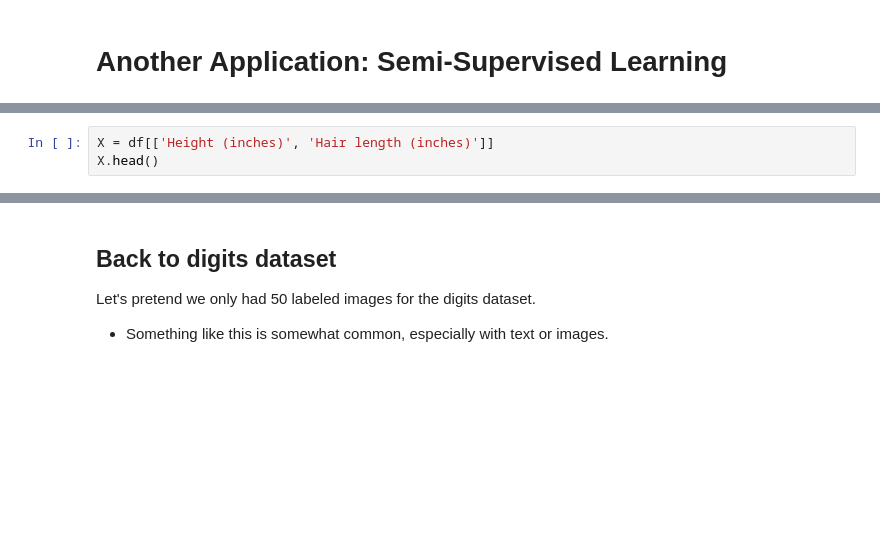
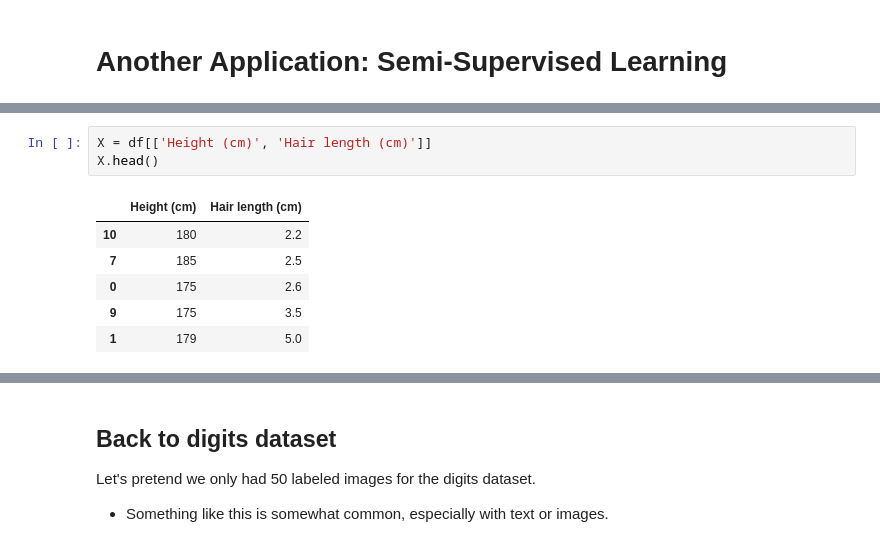
Before and after one commit to msaricaumbc/DS602_Spring2026, a Jupyter notebook: week11 - clustering and unsupervised learning/clustering.ipynb, the cells around one changed output, grey strips where cells are left out. Saved outputs shown, nothing was run; the diff lists cells and outputs as text; blank space fills up the shorter version.

```diff
--- a/week11 - clustering and unsupervised learning/clustering.ipynb
+++ b/week11 - clustering and unsupervised learning/clustering.ipynb
@@ -399,6 +464,13 @@ df
 # %%
-X = df[['Height (inches)', 'Hair length (inches)']]
+X = df[['Height (cm)', 'Hair length (cm)']]
 X.head()
+# %% [output]
+|  | Height (cm) | Hair length (cm) |
+| 10 | 180 | 2.2 |
+| 7 | 185 | 2.5 |
+| 0 | 175 | 2.6 |
+| 9 | 175 | 3.5 |
+| 1 | 179 | 5.0 |
 # %%
 n_clusters = 4
 ph = Pipeline([('sc', StandardScaler()),
```
Also changed, not shown: parts of 66 cells of this notebook.
